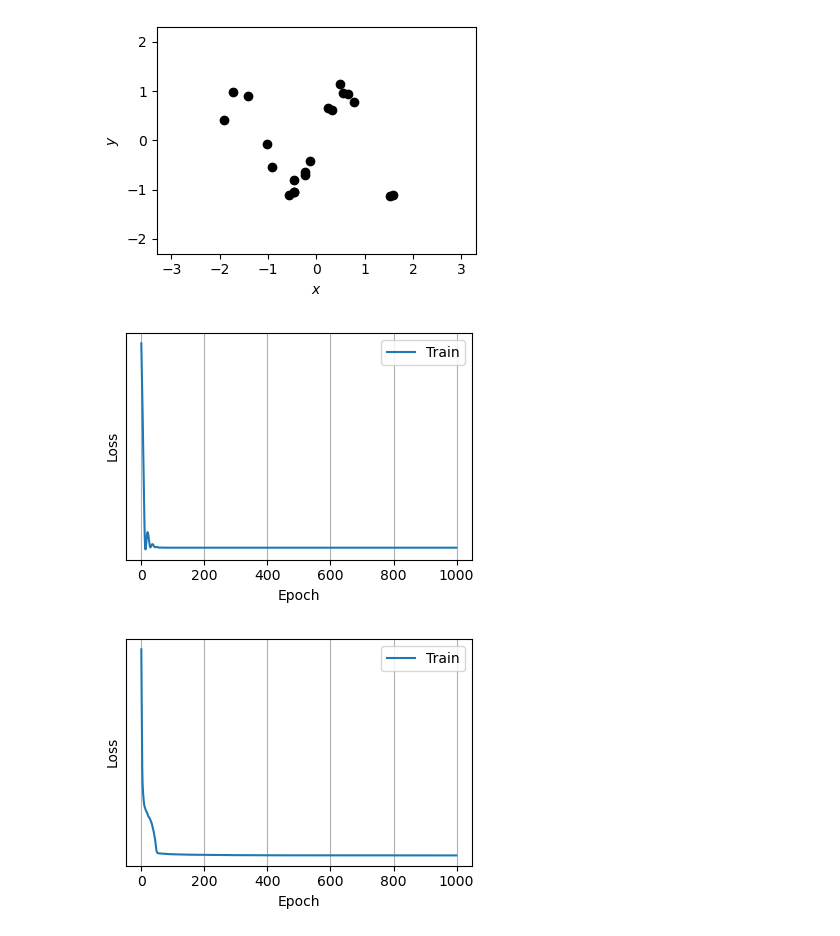
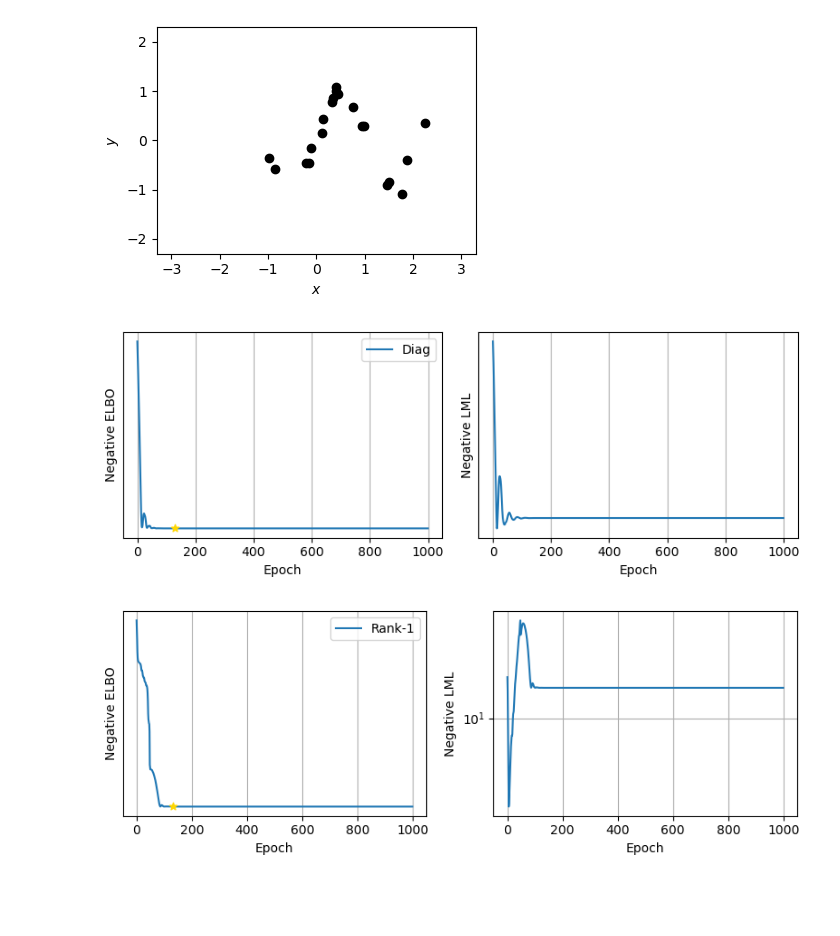
Before and after one commit to ethanharvey98/overfitting-ELBO, a Jupyter notebook: notebooks/under_overfitting.ipynb, the cells around one changed output. Cells and saved outputs as stored; diff of their text form; code cells hidden in the pictures; blank space fills up the shorter version.

```diff
--- a/notebooks/under_overfitting.ipynb
+++ b/notebooks/under_overfitting.ipynb
@@ -21,11 +27,15 @@ import utils
 # %%
 N = 20
-random_state = np.random.RandomState(42)
-X_numpy = random_state.randn(N)
-y_numpy = np.sin(3 * X_numpy) + 0.1 * random_state.randn(N)
+X_numpy = np.random.randn(N)
+y_numpy = np.sin(3 * X_numpy) + 0.1 * np.random.randn(N)
 
-X = torch.tensor(X_numpy.reshape(-1, 1), dtype=torch.float32)
-y = torch.tensor(y_numpy.reshape(-1, 1), dtype=torch.float32)
+#N = 20
+#X_numpy = np.random.randn(N, 1)
+#K = utils.rbf_kernel(X_numpy, X_numpy, lengthscale=0.25, outputscale=0.5)
+#y_numpy = np.random.multivariate_normal(mean=np.zeros(N), cov=K, size=1) + 0.1 * np.random.randn(N)
+
+X = torch.tensor(X_numpy.reshape(-1, 1), dtype=torch.float64)
+y = torch.tensor(y_numpy.reshape(-1, 1), dtype=torch.float64)
 
 ncols, nrows = 1, 1
 fig, ax = plt.subplots(figsize=(4*ncols, 3*nrows), ncols=ncols, nrows=nrows)
@@ -39,5 +49,8 @@ ax.set_ylabel(r"$y$")
 fig.tight_layout()
 plt.show()
 # %% [output]
-[figure, old version]
+[figure, new version]
+# %%
+phi = layers.RandomFourierFeatures(in_features=1, learnable_lengthscale=True, learnable_outputscale=True, lengthscale=1.0, outputscale=1.0, rank=1_024)
+init_state_dict = copy.deepcopy(phi.state_dict())
 # %%
@@ -70,16 +110,23 @@ for _ in tqdm.tqdm(range(1_000)):
 # %%
-ncols, nrows = 1, 1
-fig, ax = plt.subplots(figsize=(4*ncols, 3*nrows), ncols=ncols, nrows=nrows)
+ncols, nrows = 2, 1
+fig, axs = plt.subplots(figsize=(4*ncols, 3*nrows), ncols=ncols, nrows=nrows)
 
-ax.plot(range(len(losses)), losses, label="Train")
-ax.set_xlabel("Epoch")
-ax.set_ylabel("Loss")
-ax.set_yscale("symlog")
-ax.legend()
-ax.grid()
+axs[0].plot(range(len(elbos[0])), -elbos[0], label="Diag")
+axs[0].scatter((-elbos[0]).argmin(), (-elbos[0]).min(), color="gold", marker="*", zorder=2)
+axs[0].set_xlabel("Epoch")
+axs[0].set_ylabel("Negative ELBO")
+axs[0].set_yscale("symlog")
+axs[0].legend()
+axs[0].grid()
+
+axs[1].plot(range(len(lmls[0])), -lmls[0])
+axs[1].set_xlabel("Epoch")
+axs[1].set_ylabel("Negative LML")
+axs[1].set_yscale("symlog")
+axs[1].grid()
 
 fig.tight_layout()
 
 plt.show()
 # %% [output]
-[figure, old version]
+[figure, new version]
@@ -136,16 +222,23 @@ for _ in tqdm.tqdm(range(1_000)):
 # %%
-ncols, nrows = 1, 1
-fig, ax = plt.subplots(figsize=(4*ncols, 3*nrows), ncols=ncols, nrows=nrows)
+ncols, nrows = 2, 1
+fig, axs = plt.subplots(figsize=(4*ncols, 3*nrows), ncols=ncols, nrows=nrows)
 
-ax.plot(range(len(losses)), losses, label="Train")
-ax.set_xlabel("Epoch")
-ax.set_ylabel("Loss")
-ax.set_yscale("symlog")
-ax.legend()
-ax.grid()
+axs[0].plot(range(len(elbos[0])), -elbos[0], label="Rank-1")
+axs[0].scatter((-elbos[0]).argmin(), (-elbos[0]).min(), color="gold", marker="*", zorder=2)
+axs[0].set_xlabel("Epoch")
+axs[0].set_ylabel("Negative ELBO")
+axs[0].set_yscale("symlog")
+axs[0].legend()
+axs[0].grid()
+
+axs[1].plot(range(len(lmls[0])), -lmls[0])
+axs[1].set_xlabel("Epoch")
+axs[1].set_ylabel("Negative LML")
+axs[1].set_yscale("symlog")
+axs[1].grid()
 
 fig.tight_layout()
 
 plt.show()
 # %% [output]
-[figure, old version]
+[figure, new version]
```
Also changed, not shown: parts of 16 cells of this notebook, 21 other files.
